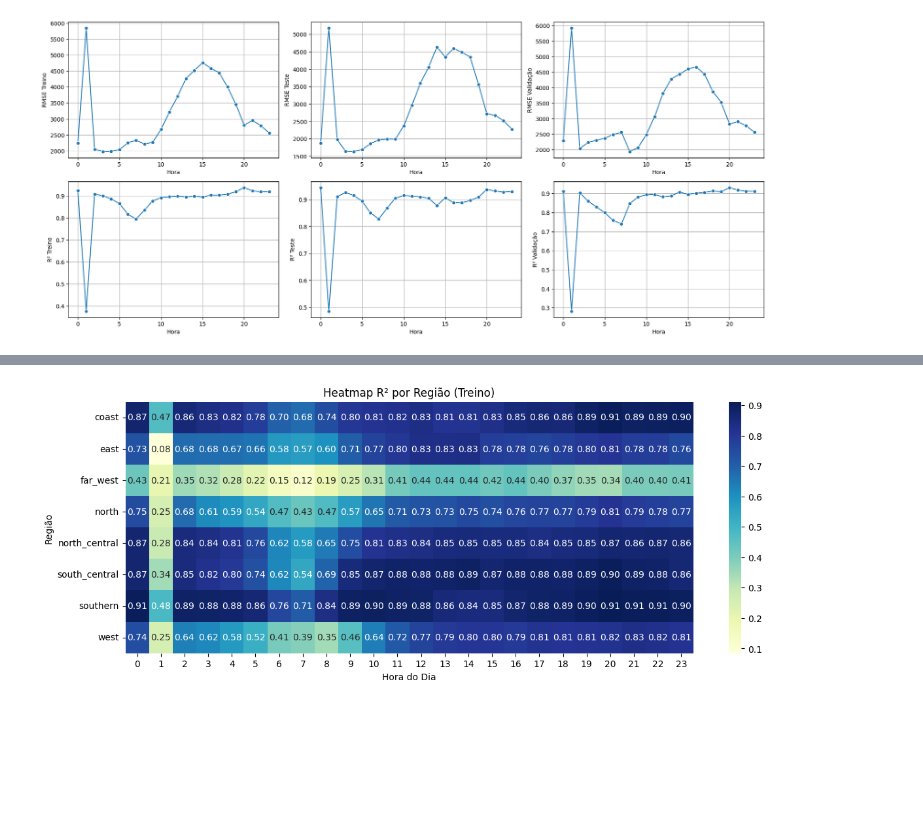
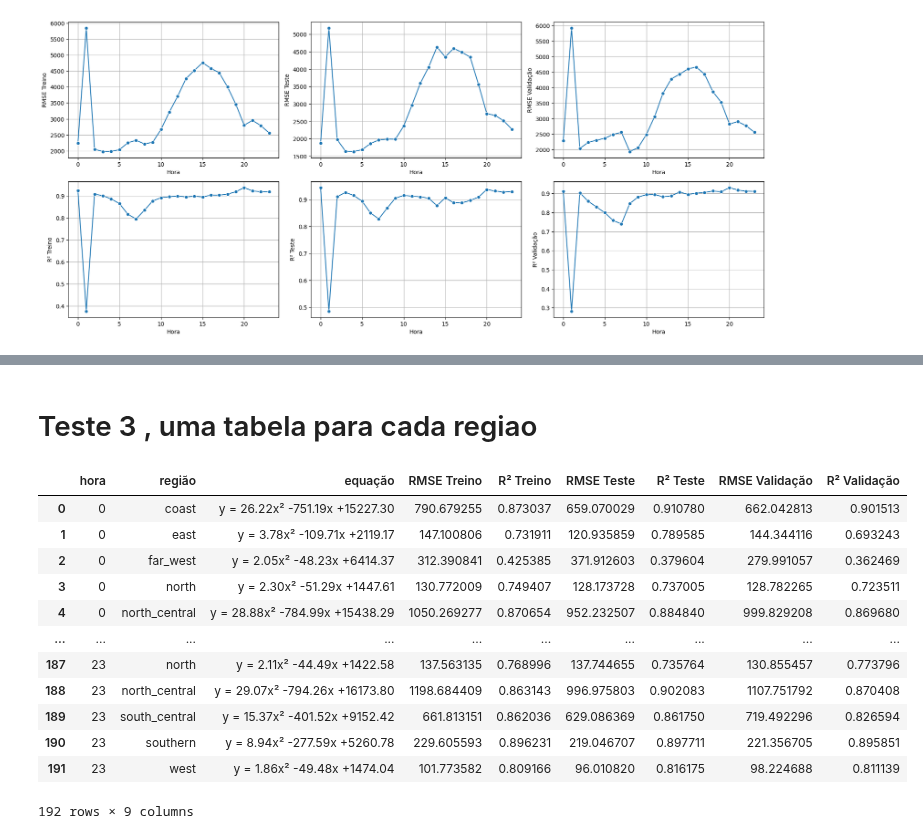
Before and after one commit to jrodrigotico/serena-tcc, a Jupyter notebook: debug_modelo.ipynb, the cells around one changed output, grey strips where cells are left out. Cells and saved outputs as stored; diff of their text form; code cells hidden in the pictures; blank space fills up the shorter version.

```diff
--- a/debug_modelo.ipynb
+++ b/debug_modelo.ipynb
@@ -226,5 +162,19 @@ def heatmap_r2(df_resultados, tipo='Validação'):
-# %%
-tabela3 = treinamento_regioes(df)
-heatmap_r2(tabela3, tipo='Treino')
-# %% [output]
-[figure, removed]
+# %% [markdown]
+# Teste 3 , uma tabela para cada regiao
+# %%
+tabela_formatada3 = treinamento_regioes_formatado(df)
+tabela_formatada3
+# %% [output]
+|  | hora | região | equação | RMSE Treino | R² Treino | RMSE Teste | R² Teste | RMSE Validação | R² Validação |
+| 0 | 0 | coast | y = 26.22x² -751.19x +15227.30 | 790.679255 | 0.873037 | 659.070029 | 0.910780 | 662.042813 | 0.901513 |
+| 1 | 0 | east | y = 3.78x² -109.71x +2119.17 | 147.100806 | 0.731911 | 120.935859 | 0.789585 | 144.344116 | 0.693243 |
+| 2 | 0 | far_west | y = 2.05x² -48.23x +6414.37 | 312.390841 | 0.425385 | 371.912603 | 0.379604 | 279.991057 | 0.362469 |
+| 3 | 0 | north | y = 2.30x² -51.29x +1447.61 | 130.772009 | 0.749407 | 128.173728 | 0.737005 | 128.782265 | 0.723511 |
+| 4 | 0 | north_central | y = 28.88x² -784.99x +15438.29 | 1050.269277 | 0.870654 | 952.232507 | 0.884840 | 999.829208 | 0.869680 |
+| ... | ... | ... | ... | ... | ... | ... | ... | ... | ... |
+| 187 | 23 | north | y = 2.11x² -44.49x +1422.58 | 137.563135 | 0.768996 | 137.744655 | 0.735764 | 130.855457 | 0.773796 |
+| 188 | 23 | north_central | y = 29.07x² -794.26x +16173.80 | 1198.684409 | 0.863143 | 996.975803 | 0.902083 | 1107.751792 | 0.870408 |
+| 189 | 23 | south_central | y = 15.37x² -401.52x +9152.42 | 661.813151 | 0.862036 | 629.086369 | 0.861750 | 719.492296 | 0.826594 |
+| 190 | 23 | southern | y = 8.94x² -277.59x +5260.78 | 229.605593 | 0.896231 | 219.046707 | 0.897711 | 221.356705 | 0.895851 |
+| 191 | 23 | west | y = 1.86x² -49.48x +1474.04 | 101.773582 | 0.809166 | 96.010820 | 0.816175 | 98.224688 | 0.811139 |
+192 rows × 9 columns
```
Also changed, not shown: parts of 8 cells of this notebook, 2 other files.
